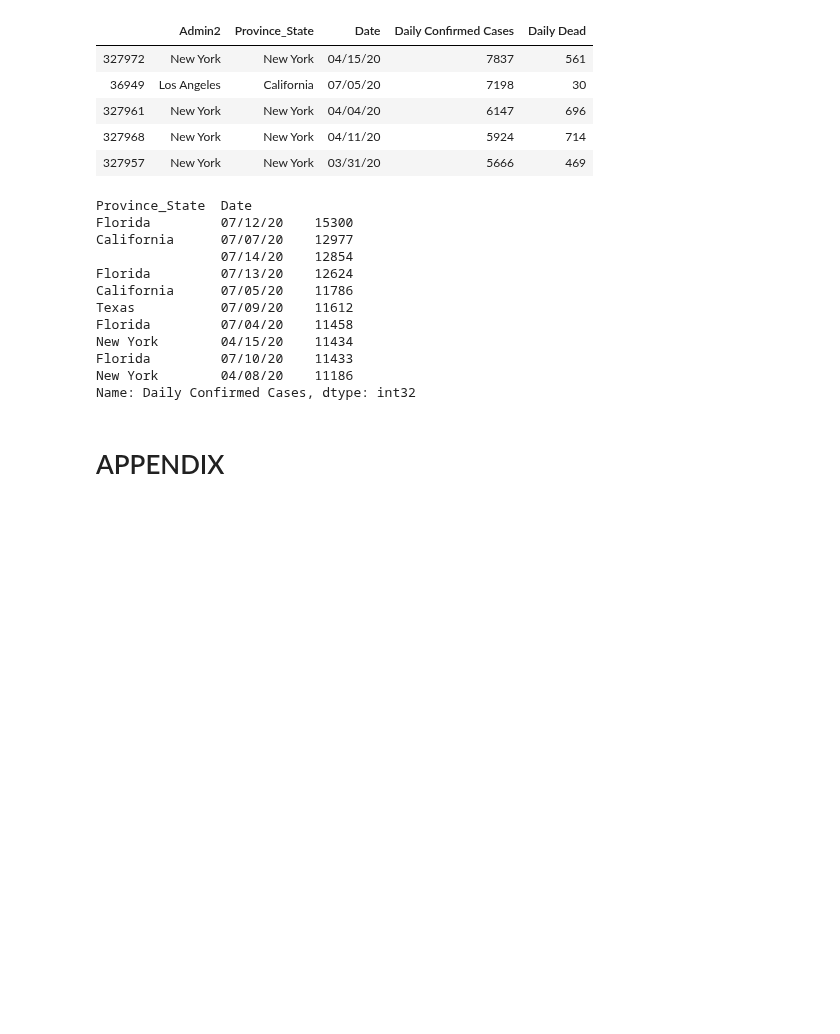
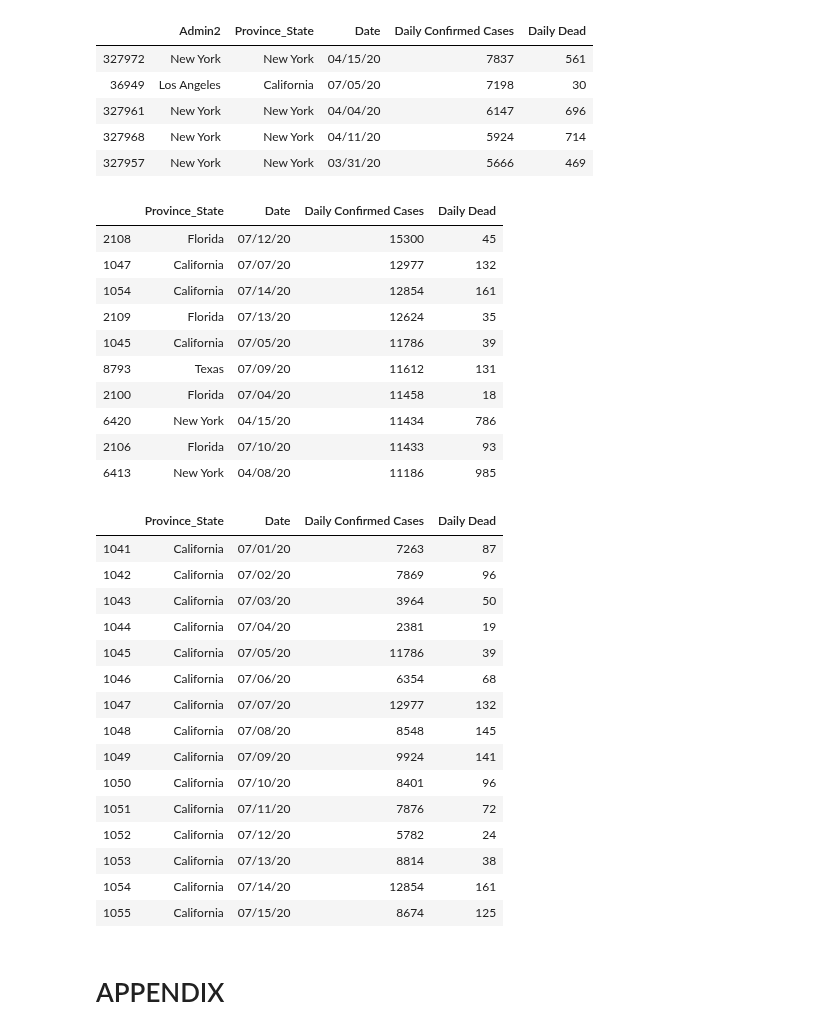
Before and after one commit to andrewcreates/DataScience-Projects, a Jupyter notebook: COVID-19/Pivot_function.ipynb, the cells around one changed output. Drawn from its saved outputs; the diff is of its cells as text; code cells hidden in the pictures; blank space fills up the shorter version.

Commit message:
Created state level stats. Top daily increases by state.

```diff
--- a/COVID-19/Pivot_function.ipynb
+++ b/COVID-19/Pivot_function.ipynb
@@ -94,21 +94,39 @@ us_daily.sort_values(by=['Daily Confirmed Cases'], ascending = False)[['Admin2',
 | 327957 | New York | New York | 03/31/20 | 5666 | 469 |
 # %%
 #Top daily increases by state
-stategrp = us_daily.groupby(['Province_State','Date'])['Daily Confirmed Cases','Daily Dead'].sum()
-stategrp['Daily Confirmed Cases'].sort_values(ascending = False)[0:10]
+stategrp = us_daily.groupby(['Province_State','Date'], as_index=False)['Daily Confirmed Cases','Daily Dead'].sum()
+stategrp.sort_values(by='Daily Confirmed Cases', ascending = False)[0:10]
 # %% [output]
-Province_State  Date
-Florida         07/12/20    15300
-California      07/07/20    12977
-                07/14/20    12854
-Florida         07/13/20    12624
-California      07/05/20    11786
-Texas           07/09/20    11612
-Florida         07/04/20    11458
-New York        04/15/20    11434
-Florida         07/10/20    11433
-New York        04/08/20    11186
-Name: Daily Confirmed Cases, dtype: int32
+|  | Province_State | Date | Daily Confirmed Cases | Daily Dead |
+| 2108 | Florida | 07/12/20 | 15300 | 45 |
+| 1047 | California | 07/07/20 | 12977 | 132 |
+| 1054 | California | 07/14/20 | 12854 | 161 |
+| 2109 | Florida | 07/13/20 | 12624 | 35 |
+| 1045 | California | 07/05/20 | 11786 | 39 |
+| 8793 | Texas | 07/09/20 | 11612 | 131 |
+| 2100 | Florida | 07/04/20 | 11458 | 18 |
+| 6420 | New York | 04/15/20 | 11434 | 786 |
+| 2106 | Florida | 07/10/20 | 11433 | 93 |
+| 6413 | New York | 04/08/20 | 11186 | 985 |
+# %%
+stategrp.loc[stategrp['Province_State']=='California'].tail(15)
+# %% [output]
+|  | Province_State | Date | Daily Confirmed Cases | Daily Dead |
+| 1041 | California | 07/01/20 | 7263 | 87 |
+| 1042 | California | 07/02/20 | 7869 | 96 |
+| 1043 | California | 07/03/20 | 3964 | 50 |
+| 1044 | California | 07/04/20 | 2381 | 19 |
+| 1045 | California | 07/05/20 | 11786 | 39 |
+| 1046 | California | 07/06/20 | 6354 | 68 |
+| 1047 | California | 07/07/20 | 12977 | 132 |
+| 1048 | California | 07/08/20 | 8548 | 145 |
+| 1049 | California | 07/09/20 | 9924 | 141 |
+| 1050 | California | 07/10/20 | 8401 | 96 |
+| 1051 | California | 07/11/20 | 7876 | 72 |
+| 1052 | California | 07/12/20 | 5782 | 24 |
+| 1053 | California | 07/13/20 | 8814 | 38 |
+| 1054 | California | 07/14/20 | 12854 | 161 |
+| 1055 | California | 07/15/20 | 8674 | 125 |
 # %% [markdown]
 # APPENDIX
 # %%
```
